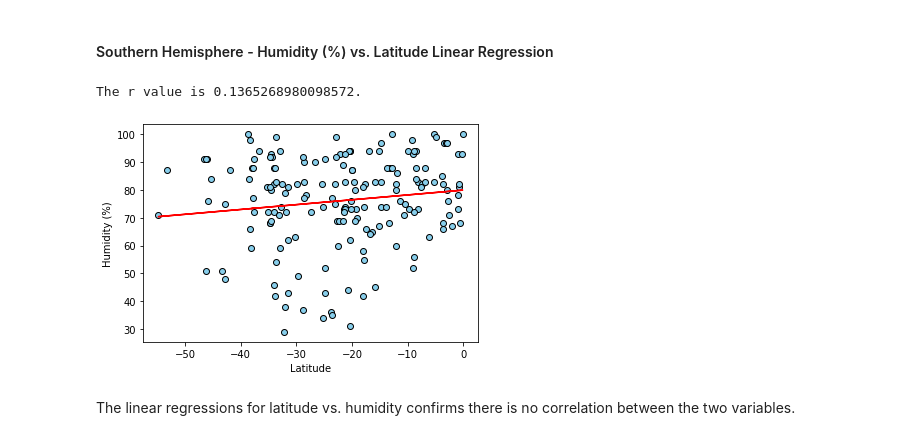
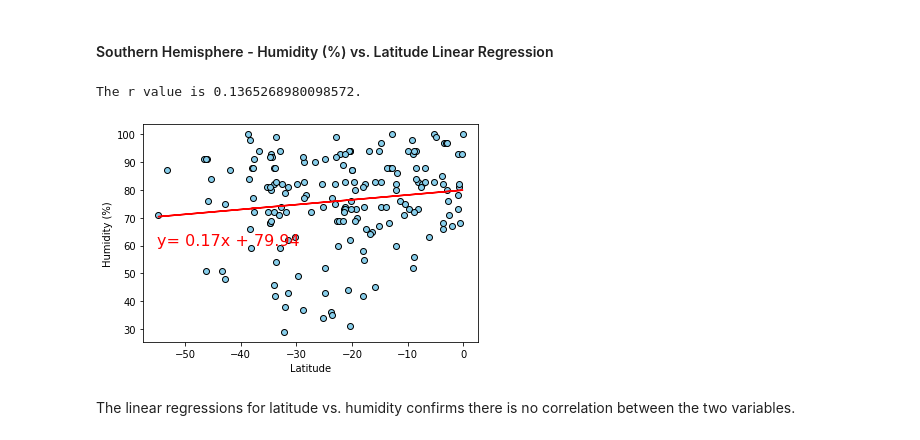
Before and after one commit to danijmartin/python-api-challenge, a Jupyter notebook: WeatherPy/WeatherPy.ipynb, the cells around one changed output. Drawn from its saved outputs; the diff is of its cells as text; code cells hidden in the pictures.

```diff
--- a/WeatherPy/WeatherPy.ipynb
+++ b/WeatherPy/WeatherPy.ipynb
@@ -280,19 +280,19 @@ The r value is 0.07359818759984485.
 # %%
 (slope, intercept, rvalue, pvalue, stderr) = linregress(southern_hemisphere.Latitude, southern_hemisphere.Humidity)
 regress_values = southern_hemisphere.Latitude * slope + intercept
 line_eq = (f'y= {str(round(slope,2))}x + {str(round(intercept,2))}')
 
 print(f'The r value is {rvalue}.')
 
 plt.xlabel('Latitude')
 plt.ylabel('Humidity (%)')
 plt.scatter(southern_hemisphere.Latitude, southern_hemisphere.Humidity, color='skyblue', edgecolor='black', )
 plt.plot(southern_hemisphere.Latitude,regress_values, color='r')
-plt.annotate(line_eq, (40,10), fontsize=16, color='r')
+plt.annotate(line_eq, (-55,60), fontsize=16, color='r')
 plt.show()
 # %% [output]
 The r value is 0.1365268980098572.
-[figure, old version]
+[figure, new version]
 # %% [markdown]
 The linear regressions for latitude vs. humidity confirms there is no correlation between the two variables.
 # %% [markdown]
```
Also changed, not shown: parts of 10 cells of this notebook.
